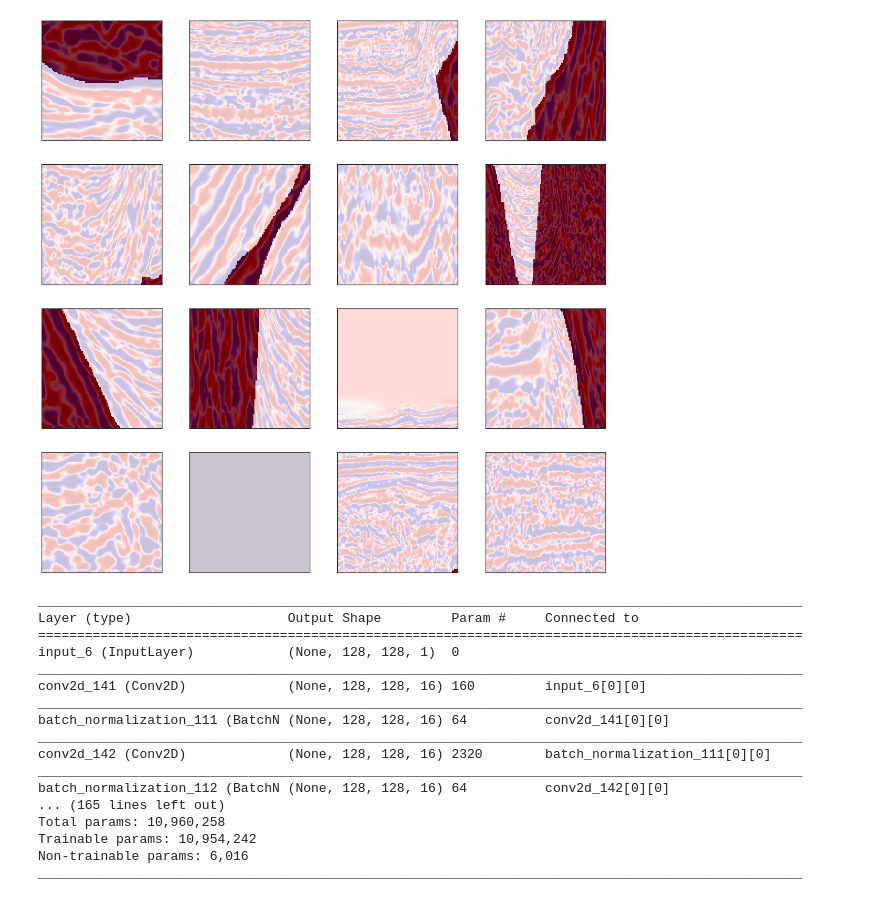
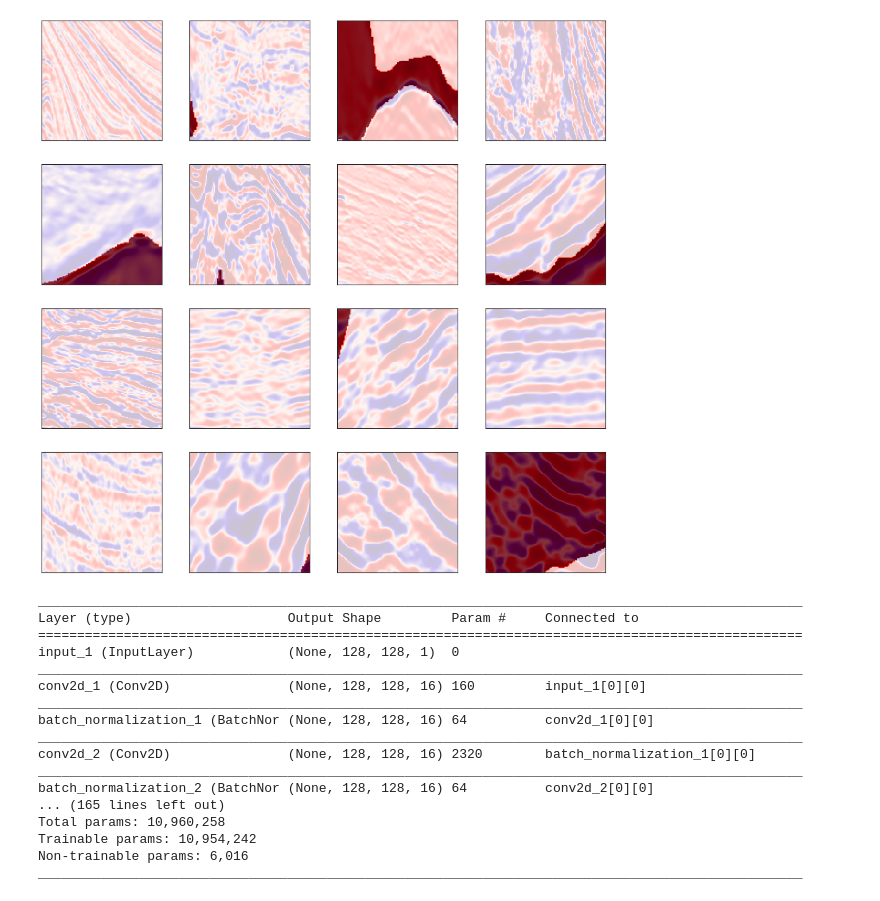
Before and after one commit to gody7334/tgs-salt-identification-challenge, a Jupyter notebook: unet_resnet/Unet + Resnet.ipynb, the cells around one changed output. Cells and saved outputs as stored; diff of their text form; code cells hidden in the pictures.

Commit message:
augmentation: clahe, slight clahe equlization augment twice, 4 time dataset size Fix clahe bug

```diff
--- a/unet_resnet/Unet + Resnet.ipynb
+++ b/unet_resnet/Unet + Resnet.ipynb
@@ -139,10 +145,18 @@ train_df = train_df.drop('img_mask_base64', axis=1)
 
 train_df, val_df = train_test_split(train_df, test_size=0.1)
 # %%
-def random_crop_resize(x, crop, flip, clahe=False):
+def random_crop_resize(x, crop, flip, clahe=False, clahe_clip=0.0, clahe_grid=8):
     x = np.fliplr(x) if flip else x
     x = x[crop[0]:-crop[1],crop[2]:-crop[3]]
     x = resize(x,(img_size_target,img_size_target), mode='constant', preserve_range=True)
+
+    if clahe:
+        x = (x * 255).astype(np.uint8)
+        clahe = cv2.createCLAHE(clipLimit=clahe_clip, tileGridSize=(clahe_grid,clahe_grid))
+        x = clahe.apply(x)
+        info = np.iinfo(x.dtype) # Get the information of the incoming image type
+        x = x.astype(np.float64) / info.max # normalize the data to 0 - 1
+
     return x
 
 def img_augment(df):
@@ -151,9 +165,11 @@ def img_augment(df):
     #     np.random.seed(0)
         crop = np.random.randint(low=1, high=10, size=4)
         flip = np.random.choice([True, False])
-        clahe = True
+        clahe = np.random.choice([True, False])
+        clahe_clip = np.random.uniform(low=1, high=5, size=1)[0]
+        clahe_grid = np.random.randint(low=1, high=4, size=1)[0]
 
-        img = random_crop_resize(row['img'], crop, flip, clahe=clahe)
+        img = random_crop_resize(row['img'], crop, flip, clahe=clahe, clahe_clip=clahe_clip, clahe_grid=clahe_grid)
         img_mask = random_crop_resize(row['img_mask'], crop, flip)
 
         coverage = np.sum(img_mask) / pow(img_size_target, 2)
@@ -174,8 +190,9 @@ def img_augment(df):
     all_df = pd.concat([df, augment_df],ignore_index=True)
     return all_df
 
-train_df = img_augment(train_df)
-val_df = img_augment(val_df)
+for i in range(2):
+    train_df = img_augment(train_df)
+    val_df = img_augment(val_df)
 # %% [output]
 [interactive output not drawn]
 [interactive output not drawn]
@@ -182,24 +201,24 @@ val_df = img_augment(val_df)
 # %%
-base_idx = 0
+base_idx = 4000
 max_images = 16
 grid_width = 4
 grid_height = int(max_images / grid_width)
 fig, axs = plt.subplots(grid_height, grid_width, figsize=(20, 20))
 row = 0; col = 0;
 for i, idx in enumerate(train_df.index[base_idx:base_idx+int(max_images)]):
     img = train_df.loc[idx].img
     mask = train_df.loc[idx].img_mask
 
     ax = axs[row, col];
     ax.imshow(img, cmap="seismic")
 #     ax.imshow(img, cmap="gray")
     ax.imshow(mask, alpha=0.8, cmap="Reds"); col+=1;
     ax.set_yticklabels([]); ax.set_xticklabels([]);
 
     if col >= grid_width:
         col=0; row+=1;
 # %% [output]
-[figure, old version]
+[figure, new version]
 # %%
 X_train = np.expand_dims(np.stack((np.asarray(train_df['img'].values.tolist()))),axis=3)
 X_valid = np.expand_dims(np.stack((np.asarray(val_df['img'].values.tolist()))),axis=3)
@@ -218,55 +237,55 @@ def mean_iou(y_true, y_pred):
         prec.append(score)
     return K.mean(K.stack(prec), axis=0)
 # %%
-def conv_block(m, dim, acti, bn, res, do=0, l2_lamda=0):
-    n = Conv2D(dim, 3, activation=acti, padding='same',kernel_regularizer=l2(l2_lamda),bias_regularizer=l2(l2_lamda),activity_regularizer=l2(l2_lamda))(m)
-    n = BatchNormalization(beta_regularizer=l2(l2_lamda), gamma_regularizer=l2(l2_lamda))(n) if bn else n
+def conv_block(m, dim, acti, bn, res, do=0):
+    n = Conv2D(dim, 3, activation=acti, padding='same')(m)
+    n = BatchNormalization()(n) if bn else n
     n = SpatialDropout2D(do/2.0)(n) if do else n
-    n = Conv2D(dim, 3, activation=acti, padding='same',kernel_regularizer=l2(l2_lamda),bias_regularizer=l2(l2_lamda),activity_regularizer=l2(l2_lamda))(n)
-    n = BatchNormalization(beta_regularizer=l2(l2_lamda), gamma_regularizer=l2(l2_lamda))(n) if bn else n
+    n = Conv2D(dim, 3, activation=acti, padding='same')(n)
+    n = BatchNormalization()(n) if bn else n
     n = Concatenate()([m, n]) if res else n
     n = SpatialDropout2D(do)(n) if do else n
     return n
 
-def level_block(m, dim, depth, inc, acti, do, bn, mp, up, res, l2_lamda):
+def level_block(m, dim, depth, inc, acti, do, bn, mp, up, res):
     if depth > 0:
         n = conv_block(m, dim, acti, bn, res)
         m = MaxPooling2D()(n) if mp else Conv2D(dim, 3, strides=2, padding='same')(n)
-        m = level_block(m, int(inc*dim), depth-1, inc, acti, do, bn, mp, up, res, l2_lamda)
+        m = level_block(m, int(inc*dim), depth-1, inc, acti, do, bn, mp, up, res)
         if up:
             m = UpSampling2D()(m)
-            m = Conv2D(dim, 2, activation=acti, padding='same', kernel_regularizer=l2(l2_lamda),bias_regularizer=l2(l2_lamda),activity_regularizer=l2(l2_lamda))(m)
+            m = Conv2D(dim, 2, activation=acti, padding='same')(m)
         else:
-            m = Conv2DTranspose(dim, 3, strides=2, activation=acti, padding='same', kernel_regularizer=l2(l2_lamda),bias_regularizer=l2(l2_lamda),activity_regularizer=l2(l2_lamda))(m)
+            m = Conv2DTranspose(dim, 3, strides=2, activation=acti, padding='same')(m)
         n = Concatenate()([n, m])
-        m = conv_block(n, dim, acti, bn, res, l2_lamda=l2_lamda)
+        m = conv_block(n, dim, acti, bn, res)
     else:
-        m = conv_block(m, dim, acti, bn, res, do, l2_lamda=l2_lamda)
+        m = conv_block(m, dim, acti, bn, res, do)
     return m
 
 def UNet(img_shape, out_ch=1, start_ch=64, depth=4, inc_rate=2., activation='relu',
-         dropout=0.5, batchnorm=False, maxpool=True, upconv=True, residual=True, l2_lamda=0):
+         dropout=0.5, batchnorm=False, maxpool=True, upconv=True, residual=True):
     i = Input(shape=img_shape)
-    o = level_block(i, start_ch, depth, inc_rate, activation, dropout, batchnorm, maxpool, upconv, residual, l2_lamda)
-    o = Conv2D(out_ch, 1, activation='sigmoid', kernel_regularizer=l2(l2_lamda),bias_regularizer=l2(l2_lamda),activity_regularizer=l2(l2_lamda))(o)
+    o = level_block(i, start_ch, depth, inc_rate, activation, dropout, batchnorm, maxpool, upconv, residual)
+    o = Conv2D(out_ch, 1, activation='sigmoid')(o)
     return Model(inputs=i, outputs=o)
 
-model = UNet((img_size_target,img_size_target,1),start_ch=16,depth=5,batchnorm=True, dropout=0.75, l2_lamda=0.0)
+model = UNet((img_size_target,img_size_target,1),start_ch=16,depth=5,batchnorm=True, dropout=0.75)
 model.compile(loss='binary_crossentropy', optimizer="adam", metrics=[mean_iou,"accuracy"])
 model.summary()
 # %% [output]
 __________________________________________________________________________________________________
 Layer (type)                    Output Shape         Param #     Connected to
 ==================================================================================================
-input_6 (InputLayer)            (None, 128, 128, 1)  0
+input_1 (InputLayer)            (None, 128, 128, 1)  0
 __________________________________________________________________________________________________
-conv2d_141 (Conv2D)             (None, 128, 128, 16) 160         input_6[0][0]
+conv2d_1 (Conv2D)               (None, 128, 128, 16) 160         input_1[0][0]
 __________________________________________________________________________________________________
-batch_normalization_111 (BatchN (None, 128, 128, 16) 64          conv2d_141[0][0]
+batch_normalization_1 (BatchNor (None, 128, 128, 16) 64          conv2d_1[0][0]
 __________________________________________________________________________________________________
-conv2d_142 (Conv2D)             (None, 128, 128, 16) 2320        batch_normalization_111[0][0]
+conv2d_2 (Conv2D)               (None, 128, 128, 16) 2320        batch_normalization_1[0][0]
 __________________________________________________________________________________________________
-batch_normalization_112 (BatchN (None, 128, 128, 16) 64          conv2d_142[0][0]
+batch_normalization_2 (BatchNor (None, 128, 128, 16) 64          conv2d_2[0][0]
 ... (165 lines left out)
 Total params: 10,960,258
 Trainable params: 10,954,242
```
Also changed, not shown: parts of 9 cells of this notebook, 2 other files.
